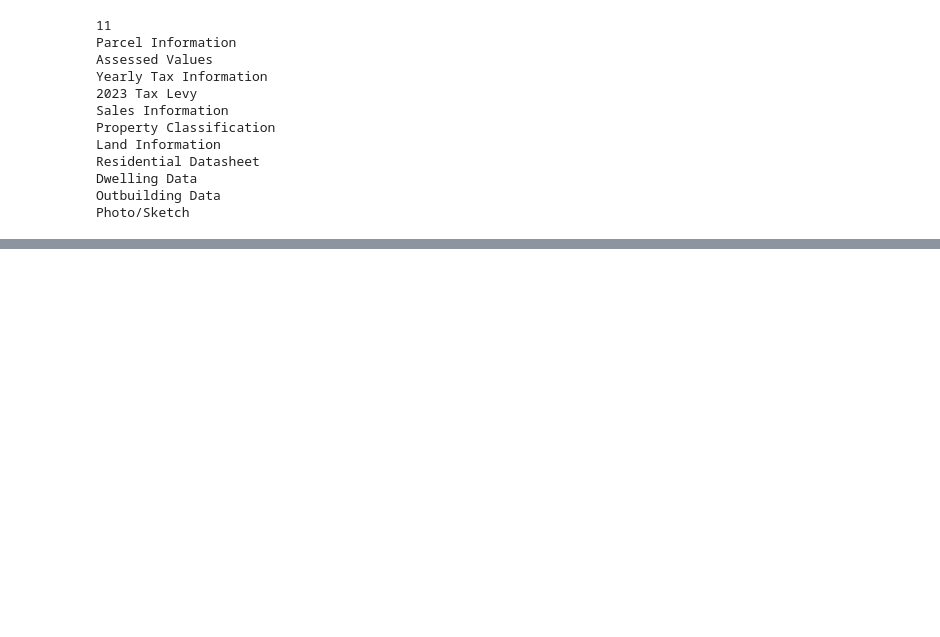
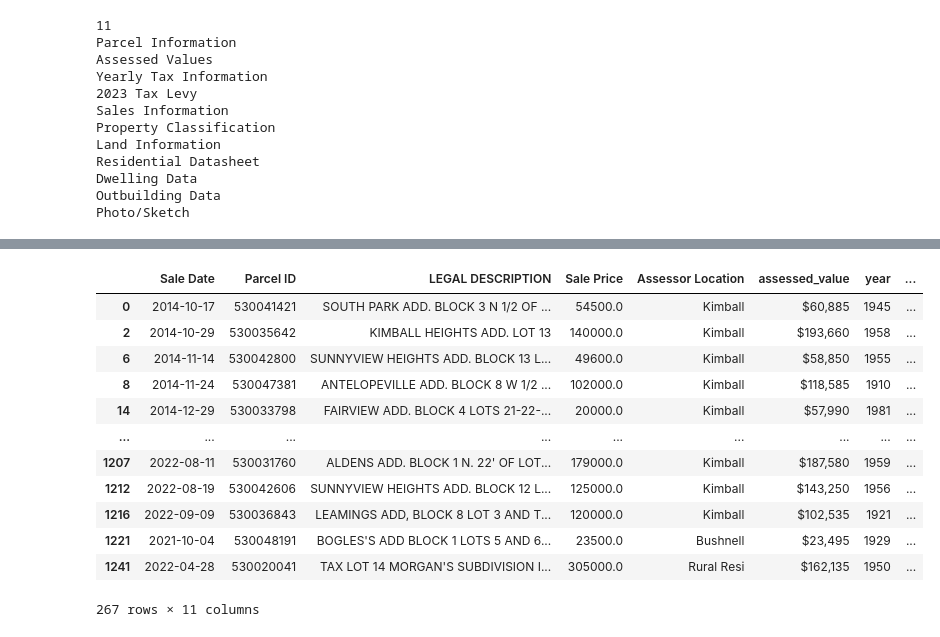
Before and after one commit to LincolnBrownBellevue/DSC550, a Jupyter notebook: TermProject/DSC550_TermProject_HouseSales_LincolnBrown.ipynb, the cells around one changed output, grey strips where cells are left out. Cells and saved outputs as stored; diff of their text form; code cells hidden in the pictures; blank space fills up the shorter version.

```diff
--- a/TermProject/DSC550_TermProject_HouseSales_LincolnBrown.ipynb
+++ b/TermProject/DSC550_TermProject_HouseSales_LincolnBrown.ipynb
@@ -956,0 +993,3 @@ TypeError: 'NoneType' object is not iterable
+# %%
+test_df = test_df.drop_duplicates(subset=['Sale Date', 'Parcel ID'])
+out_df = test_df.drop(columns=['Seller', 'Buyer', 'Assessed Value', 'pid'])
@@ -956,0 +1011,17 @@ TypeError: 'NoneType' object is not iterable
+# %%
+out_df = out_df.dropna()
+out_df
+# %% [output]
+|  | Sale Date | Parcel ID | LEGAL DESCRIPTION | Sale Price | Assessor Location | assessed_value | year | ... |
+| 0 | 2014-10-17 | 530041421 | SOUTH PARK ADD. BLOCK 3 N 1/2 OF ... | 54500.0 | Kimball | $60,885 | 1945 | ... |
+| 2 | 2014-10-29 | 530035642 | KIMBALL HEIGHTS ADD. LOT 13 | 140000.0 | Kimball | $193,660 | 1958 | ... |
+| 6 | 2014-11-14 | 530042800 | SUNNYVIEW HEIGHTS ADD. BLOCK 13 L... | 49600.0 | Kimball | $58,850 | 1955 | ... |
+| 8 | 2014-11-24 | 530047381 | ANTELOPEVILLE ADD. BLOCK 8 W 1/2 ... | 102000.0 | Kimball | $118,585 | 1910 | ... |
+| 14 | 2014-12-29 | 530033798 | FAIRVIEW ADD. BLOCK 4 LOTS 21-22-... | 20000.0 | Kimball | $57,990 | 1981 | ... |
+| ... | ... | ... | ... | ... | ... | ... | ... | ... |
+| 1207 | 2022-08-11 | 530031760 | ALDENS ADD. BLOCK 1 N. 22' OF LOT... | 179000.0 | Kimball | $187,580 | 1959 | ... |
+| 1212 | 2022-08-19 | 530042606 | SUNNYVIEW HEIGHTS ADD. BLOCK 12 L... | 125000.0 | Kimball | $143,250 | 1956 | ... |
+| 1216 | 2022-09-09 | 530036843 | LEAMINGS ADD, BLOCK 8 LOT 3 AND T... | 120000.0 | Kimball | $102,535 | 1921 | ... |
+| 1221 | 2021-10-04 | 530048191 | BOGLES'S ADD BLOCK 1 LOTS 5 AND 6... | 23500.0 | Bushnell | $23,495 | 1929 | ... |
+| 1241 | 2022-04-28 | 530020041 | TAX LOT 14 MORGAN'S SUBDIVISION I... | 305000.0 | Rural Resi | $162,135 | 1950 | ... |
+267 rows × 11 columns
```
Also changed, not shown: parts of 25 cells of this notebook.
